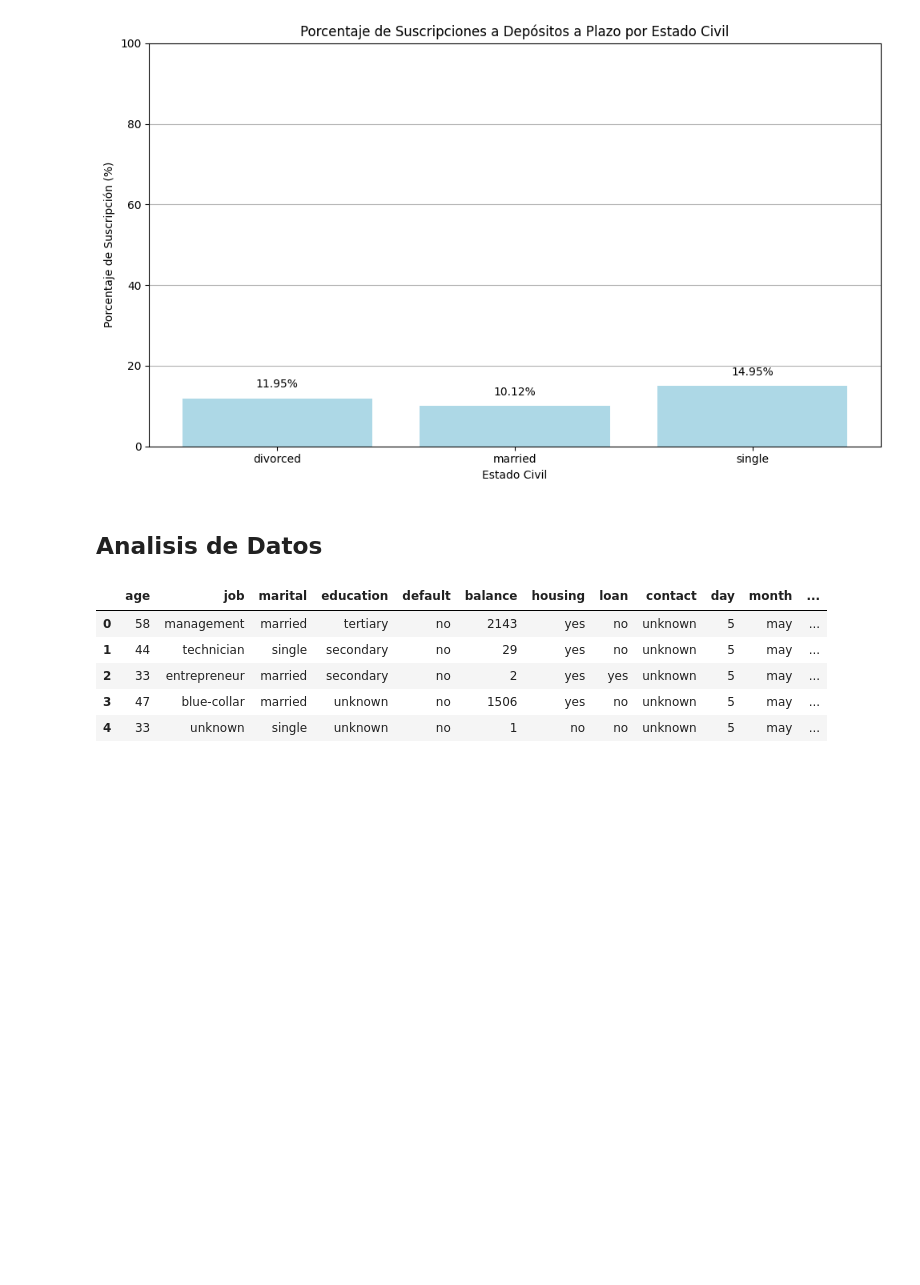
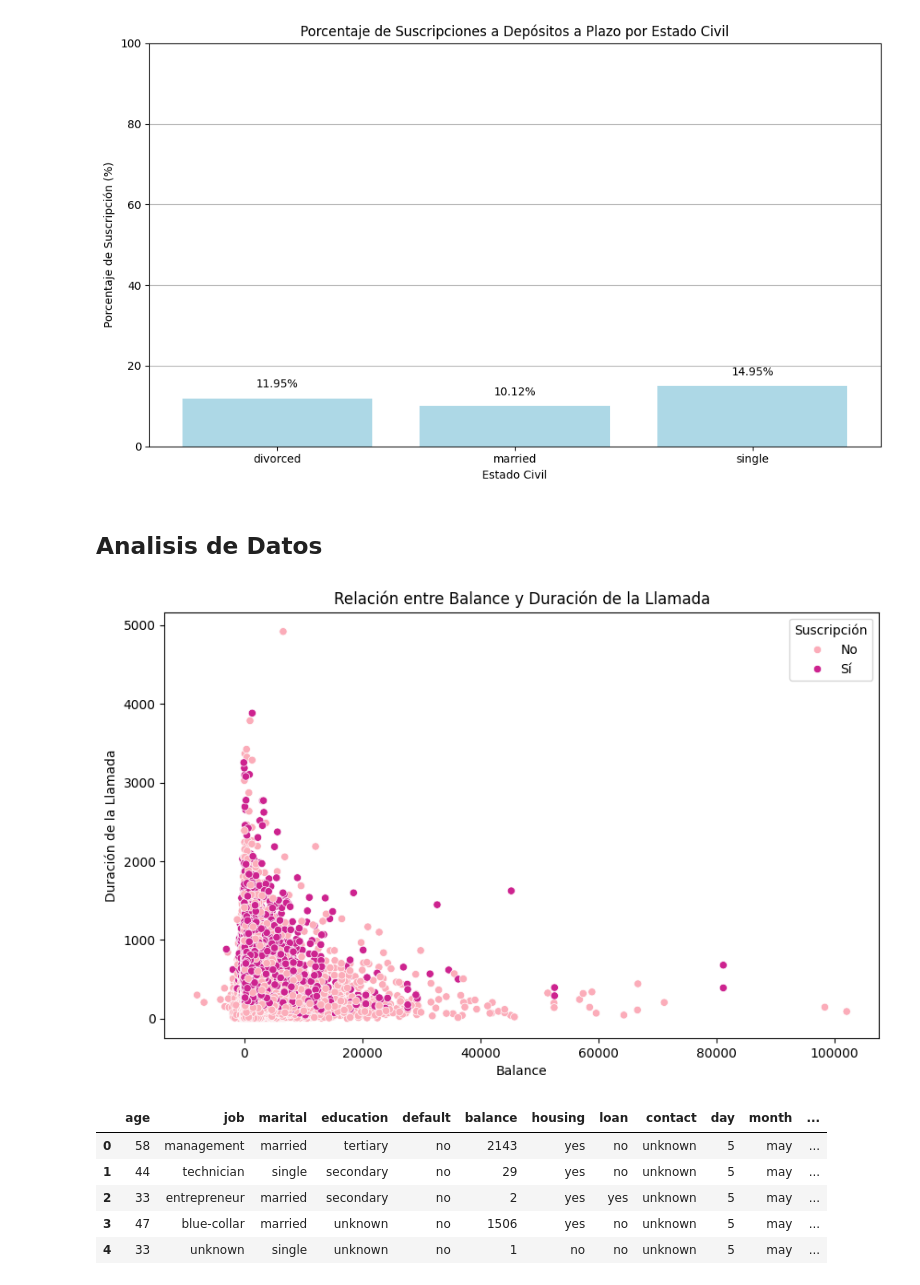
Before and after one commit to cflorido/banking-subscription-prediction, a Jupyter notebook: AnalisisDatos.ipynb, the cells around one changed output. Drawn from its saved outputs; the diff is of its cells as text; code cells hidden in the pictures; blank space fills up the shorter version.

```diff
--- a/AnalisisDatos.ipynb
+++ b/AnalisisDatos.ipynb
@@ -200,6 +200,20 @@ plt.show()
 [figure]
 # %% [markdown]
 ## Analisis de Datos
+# %%
+# Asegúrate de que 'y' tenga valores 'No' y 'Sí' en lugar de 0 y 1
+df['y'] = df['y'].replace({0: 'No', 1: 'Sí'})
+
+# Gráfico de dispersión
+plt.figure(figsize=(10, 6))
+sns.scatterplot(data=df, x='balance', y='duration', hue='y', palette='RdPu')
+plt.title('Relación entre Balance y Duración de la Llamada')
+plt.xlabel('Balance')
+plt.ylabel('Duración de la Llamada')
+plt.legend(title='Suscripción')
+plt.show()
+# %% [output]
+[figure, added]
 # %%
 df.head()
 # %% [output]
```
Also changed, not shown: parts of 8 cells of this notebook.
